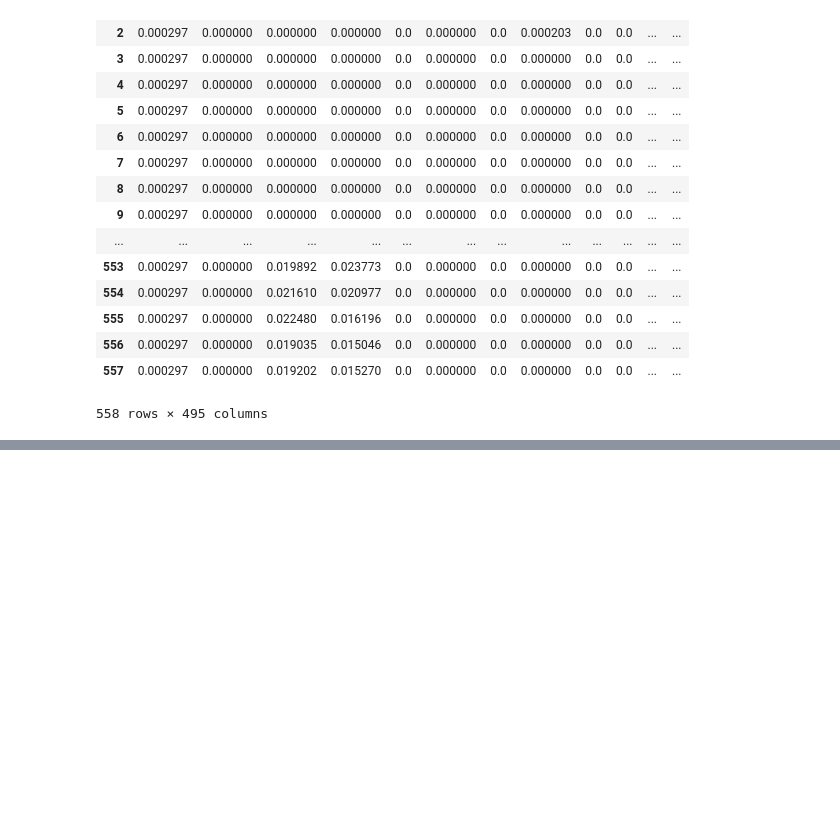
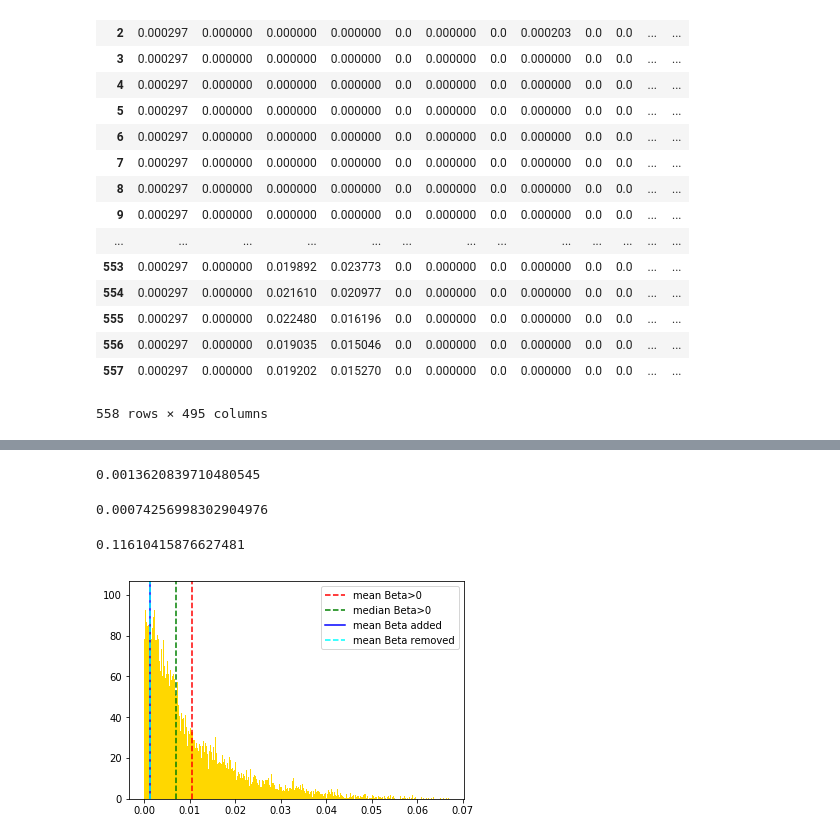
Before and after one commit to GiovanniMisseri/NonNegativeLASSO-PortfolioReplication, a Jupyter notebook: Data/Project.ipynb, the cells around one changed output, grey strips where cells are left out. Drawn from its saved outputs; the diff is of its cells as text; code cells hidden in the pictures; blank space fills up the shorter version.

```diff
--- a/Data/Project.ipynb
+++ b/Data/Project.ipynb
@@ -288,0 +373,6 @@ dataset.iloc[:254,:]
+# %%
+variation_beta=beta_change.copy()
+for i in range(zero_dataset.shape[0]):
+    variation_beta.loc[i,'add_var']=sum(variation_beta.iloc[i,:]==1)
+    variation_beta.loc[i,'del_var']=sum(variation_beta.iloc[i,:]==-1)
+variation_beta
@@ -288,0 +406,8 @@ dataset.iloc[:254,:]
+# %%
+beta_coeff=beta_dataset.copy()
+beta_coeff.drop(['intercept','number_coeff'],inplace=True,axis=1)
+beta_added=[]
+for i in range(beta_change.shape[0]):
+    for j in range(beta_change.shape[1]):
+        if beta_change.iloc[i,j]==1:
+            beta_added.append(beta_coeff.iloc[i+1,j])
@@ -288,0 +418,6 @@ dataset.iloc[:254,:]
+# %%
+beta_pos=[]
+for i in range(beta_coeff.shape[0]):
+    for j in range(beta_coeff.shape[1]):
+        if beta_coeff.iloc[i,j]!=0.0:
+            beta_pos.append(beta_coeff.iloc[i,j])
@@ -288,0 +432,9 @@ dataset.iloc[:254,:]
+# %%
+beta_coeff=beta_dataset.copy()
+beta_coeff.drop(['intercept','number_coeff'],inplace=True,axis=1)
+beta_deleted=[]
+for i in range(beta_change.shape[0]):
+    for j in range(beta_change.shape[1]):
+        if beta_change.iloc[i,j]==-1:
+            beta_deleted.append(beta_coeff.iloc[i,j])
+beta_deleted
@@ -288,0 +459,12 @@ dataset.iloc[:254,:]
+# %%
+np.mean(beta_deleted)
+# %% [output]
+0.0013620839710480545
+# %%
+np.median(beta_deleted)
+# %% [output]
+0.00074256998302904976
+# %%
+sum(beta_pos<np.mean(beta_deleted))/len(beta_pos)
+# %% [output]
+0.11610415876627481
@@ -288,0 +474,9 @@ dataset.iloc[:254,:]
+# %%
+_=plt.hist(beta_pos,bins=1000,density=True, color='gold')
+_=plt.axvline(x=np.mean(beta_pos), color='r', linestyle="--")
+_=plt.axvline(x=np.median(beta_pos), color='g', linestyle="--")
+_=plt.axvline(x=np.mean(beta_added), color='b', linestyle="-")
+_=plt.axvline(x=np.mean(beta_deleted), color='aqua', linestyle="--")
+_=plt.legend(["mean Beta>0","median Beta>0","mean Beta added","mean Beta removed"])
+# %% [output]
+[figure, added]
```
Also changed, not shown: parts of 28 cells of this notebook.
